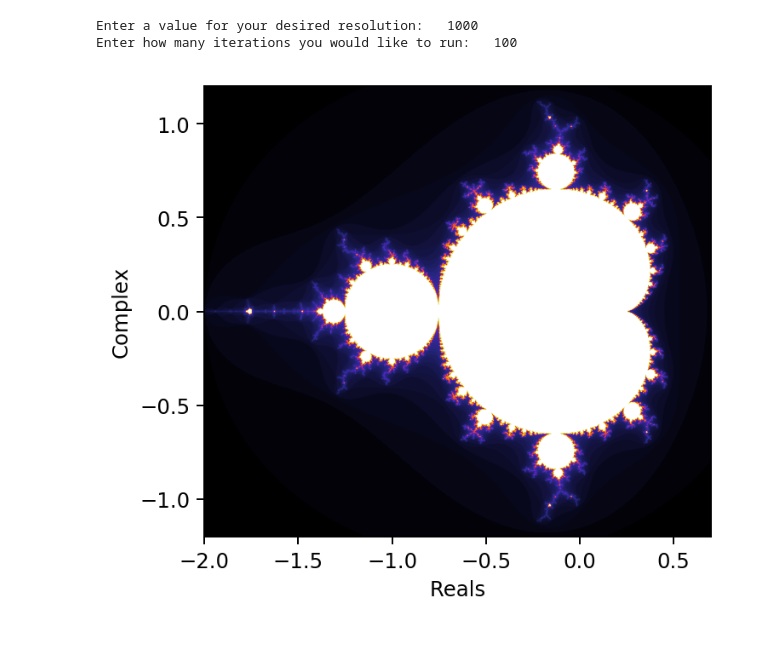
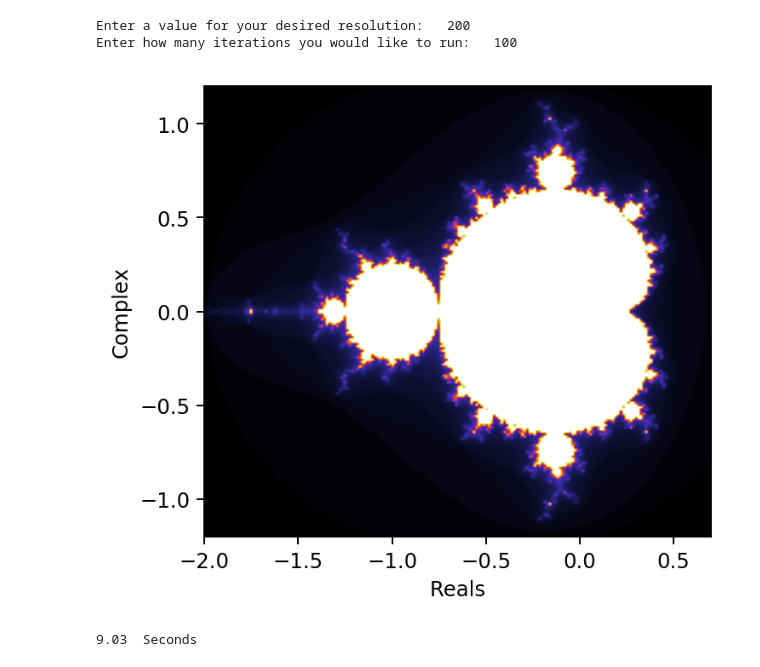
Before and after one commit to vanclj1/2017-cmp, a Jupyter notebook: Homework 3_ Mandelbrot set.ipynb, the cells around one changed output. Cells and saved outputs as stored; diff of their text form; code cells hidden in the pictures.

```diff
--- a/Homework 3_ Mandelbrot set.ipynb
+++ b/Homework 3_ Mandelbrot set.ipynb
@@ -1,7 +1,9 @@
 # %%
 import matplotlib.pyplot as plt
 import numpy as np
+import time
 
+T1 = time.time()
 # Function to compute the mandelbrot set
 def Mandelbrot( x , y , MAX ):
 
@@ -12,32 +14,35 @@ def Mandelbrot( x , y , MAX ):
     Z = x + 1j*y
 
     for i in range( MAX ):
         Z = Z*Z + C
         if(abs(Z)>2):
             return i
 
     return MAX
 
 # Variables set for both x and y, to create a desired resolution in the x-y plane
 X_res = int(input("Enter a value for your desired resolution:   "))
 Y_res = X_res
 
 # Variable received through input for maximum number of iterations
 MAX = int(input("Enter how many iterations you would like to run:   "))
 
 # Fills a 2-dimensional array of a size in which is dictated by the resolution
 list_XY = np.zeros([ X_res , Y_res ])
 
 for list_X , x in enumerate(np.linspace( -2 , 0.7 , X_res)):
     for list_Y , y in enumerate(np.linspace( -1.2 , 1.2 , Y_res)):
         list_XY[ list_X , list_Y ] = Mandelbrot( x , y , MAX)
 
 plt.figure( dpi = 175 )
 plt.imshow( list_XY.T , cmap = 'CMRmap' , interpolation = 'bilinear' , extent = [ -2 , 0.7 , -1.2 , 1.2 ] )
 plt.xlabel('Reals')
 plt.ylabel('Complex')
 plt.show()
+T2 = time.time()
+print("{0:.3}".format(T2-T1) , " Seconds")
 # %% [output]
-Enter a value for your desired resolution:   1000
+Enter a value for your desired resolution:   200
 Enter how many iterations you would like to run:   100
-[figure, old version]
+[figure, new version]
+9.03  Seconds
```
